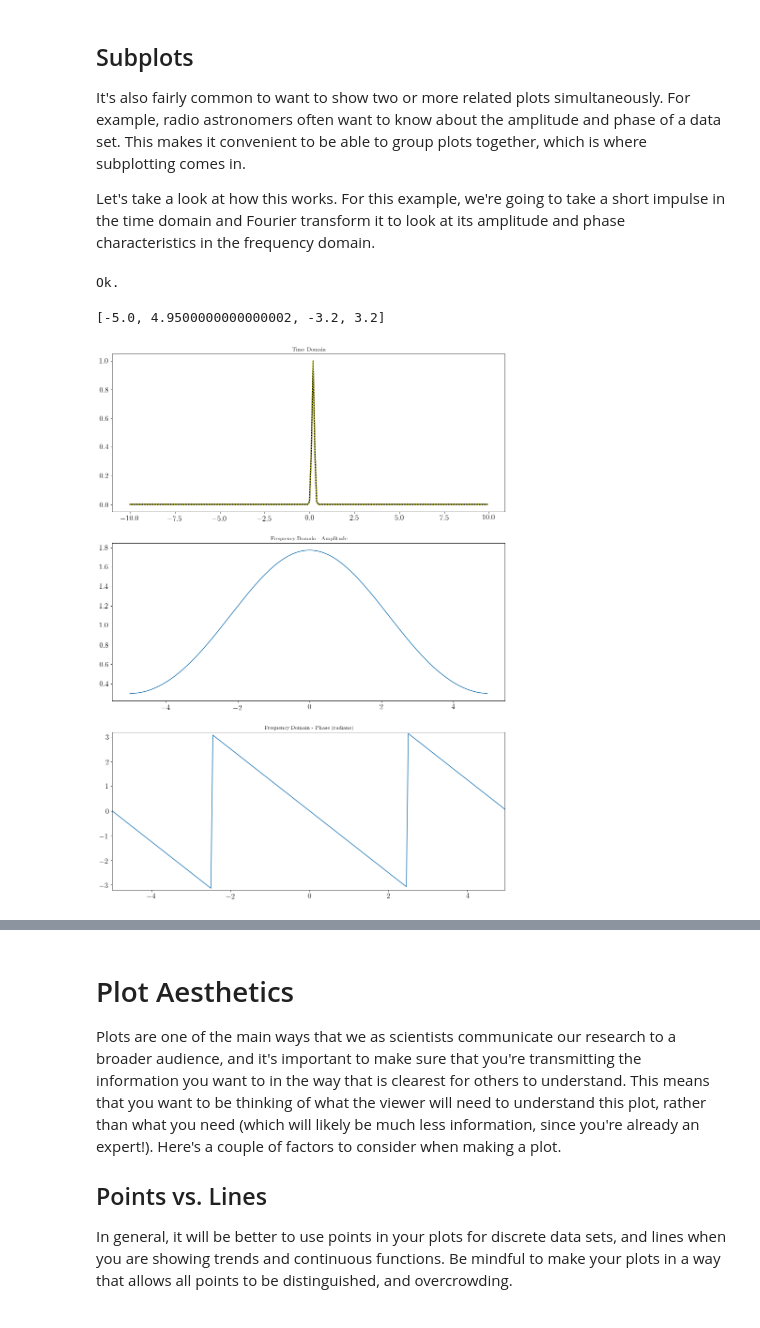
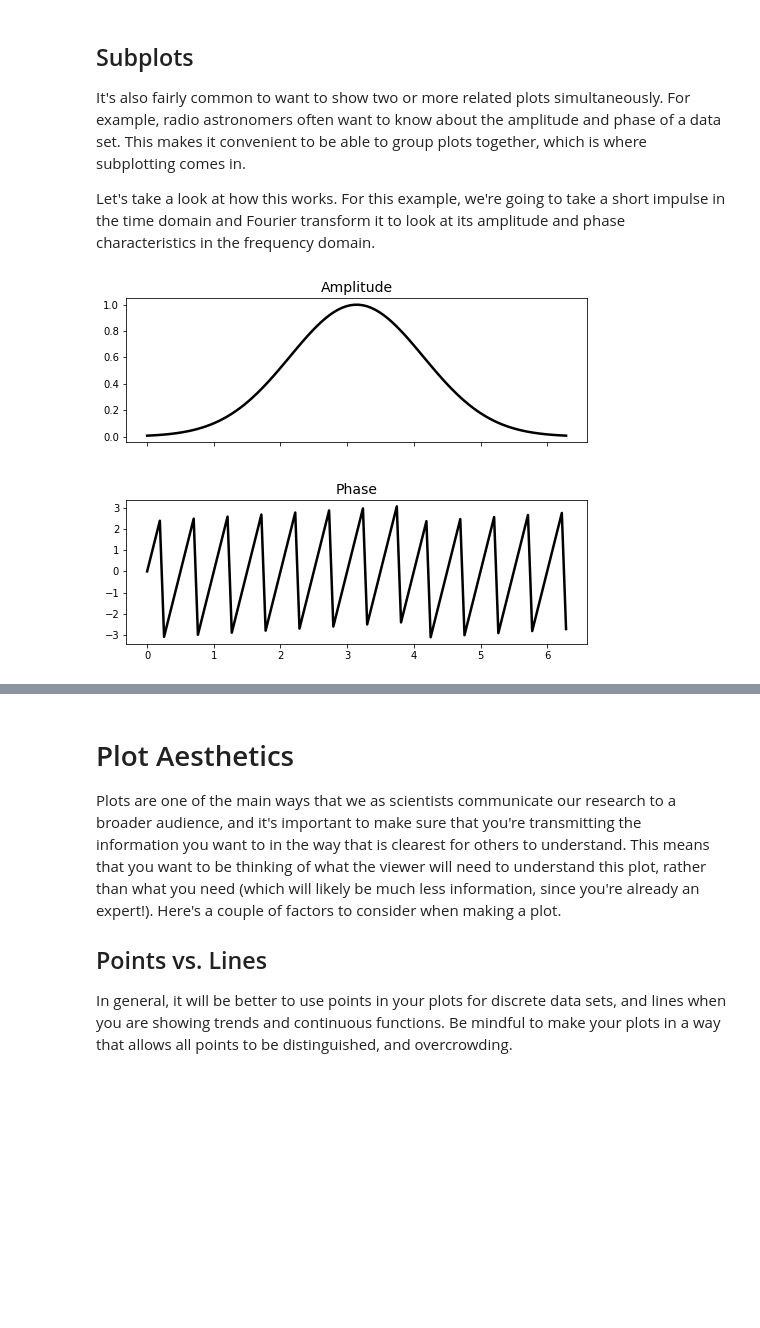
Before and after one commit to AaronParsons/ugradio, a Jupyter notebook: jupyter_tutorials/lab1/python_intro.ipynb, the cells around one changed output, grey strips where cells are left out. Drawn from its saved outputs; the diff is of its cells as text; code cells hidden in the pictures; blank space fills up the shorter version.

```diff
--- a/jupyter_tutorials/lab1/python_intro.ipynb
+++ b/jupyter_tutorials/lab1/python_intro.ipynb
@@ -72,55 +72,28 @@ pl.plot(x,data2)
 It's also fairly common to want to show two or more related plots simultaneously. For example, radio astronomers often want to know about the amplitude and phase of a data set. This makes it convenient to be able to group plots together, which is where subplotting comes in.
 
 Let's take a look at how this works. For this example, we're going to take a short impulse in the time domain and Fourier transform it to look at its amplitude and phase characteristics in the frequency domain.
-# %%
-t_bin = 0.1 # seconds
-t_int = 20.0 # seconds
-
-time = np.arange(-t_int/2.,t_int/2.,t_bin)
-freqs = np.fft.fftshift(np.fft.fftfreq(len(time),t_bin))
-
-# impulse width
-s = 0.1
-
-### source delay (in seconds)
-### move this around 0.0, 0.1, 0.2, etc and see what happens to the phase
-tau = 0.2
-
-# data
-data = np.exp ( -1 * (time-tau)**2 / (s*s) )
-
-# FT of data
-fdata = np.fft.fftshift( np.fft.fft( np.fft.ifftshift( data ) ) )
-
-# Inverse FT
-# Should be identical to data
-ifdata = np.fft.fftshift( np.fft.ifft( np.fft.ifftshift( fdata ) ) )
-if np.all(np.abs(ifdata-data) < 1.e-8) == True:
-    print "Ok."
-else:
-    print "Oh no."
-
-# Plot everything...
-
-fig = pl.figure(figsize=(15.,21.)) # instantiate figure object and set its size
-
-ax1 = fig.add_subplot(311) # these numbers indicate, in order, number of rows, number of columns, and the position of this figure
-ax1.set(title="Time Domain")
-ax1.plot(time,data,'k-',linewidth=2.5)
-ax1.plot(time,ifdata.real,'y:',linewidth=2.5)
-
-ax2 = fig.add_subplot(312)
-ax2.set(title="Frequency Domain - Amplitude")
-ax2.plot(freqs, np.abs(fdata) )
-
-ax3 = fig.add_subplot(313)
-ax3.set(title="Frequency Domain - Phase (radians)")
-ax3.plot(freqs, np.arctan2( fdata.imag, fdata.real ) )
-ax3.axis( [ np.min(freqs), np.max(freqs), -3.2, 3.2] )
-# %% [output]
-Ok.
-[-5.0, 4.9500000000000002, -3.2, 3.2]
-[figure, removed]
+# %%
+# impulse width
+sig = 1
+amp = np.exp(-(x-np.mean(x))**2 / (2*sig**2))
+data = amp * np.exp(2j*np.pi*2*x)
+
+fig, (ax1,ax2) = plt.subplots(2, figsize=(8,6), sharex=True)
+
+ax1.set_title("Amplitude", fontsize=14)
+ax1.plot(x, np.abs(data), 'k-', linewidth=2.5)
+
+ax2.set_title("Phase", fontsize=14)
+ax2.plot(x, np.angle(data), 'k-', linewidth=2.5)
+
+plt.subplots_adjust(left=0.1,
+                    bottom=0.1,
+                    right=0.9,
+                    top=0.9,
+                    wspace=0.4,
+                    hspace=0.4)
+# %% [output]
+[figure, added]
 # %% [markdown]
 ## How to Properly Label Plots
 
```
Also changed, not shown: parts of 8 cells of this notebook, 1 other file.
